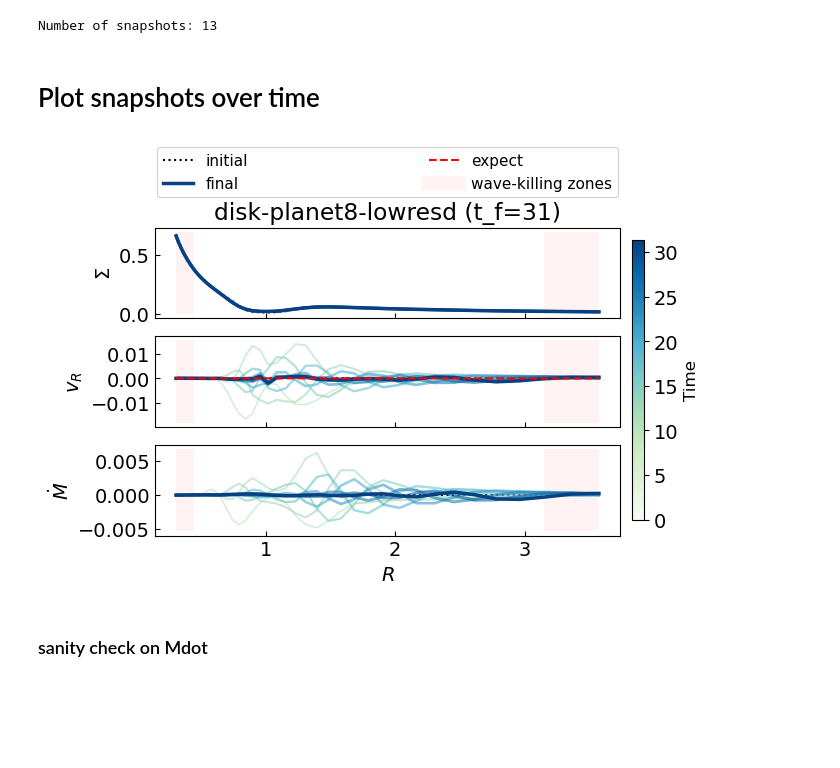
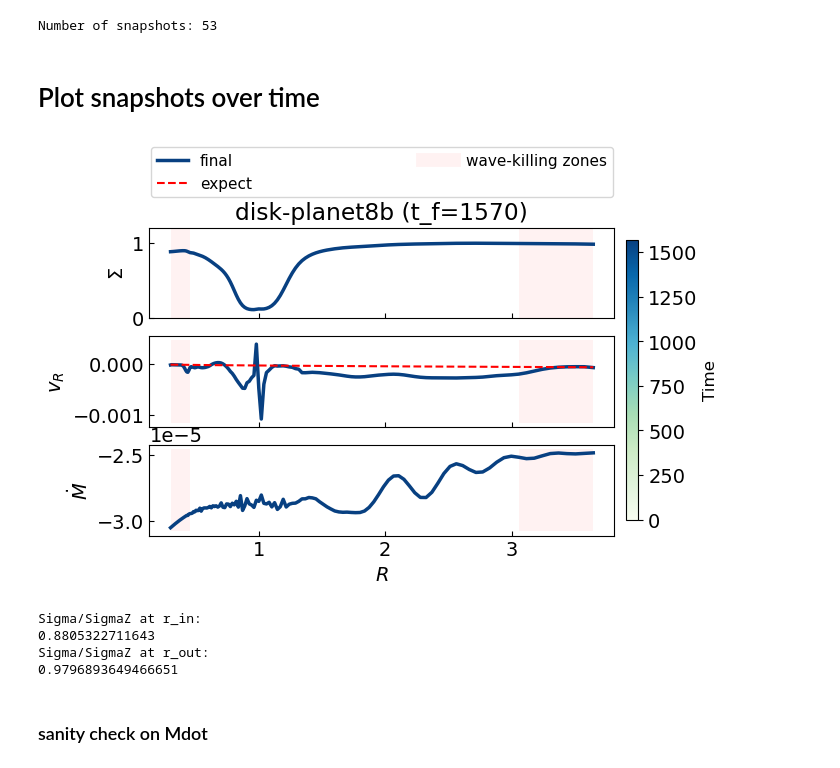
Before and after one commit to Jupiter1994/athena-warps, a Jupyter notebook: warped-disks/jiarus_diagnosis_3d.ipynb, the cells around one changed output. Drawn from its saved outputs; the diff is of its cells as text; code cells hidden in the pictures; blank space fills up the shorter version.

```diff
--- a/warped-disks/jiarus_diagnosis_3d.ipynb
+++ b/warped-disks/jiarus_diagnosis_3d.ipynb
@@ -13,7 +14,7 @@ import glob
 # %%
 ## Snapshots registration
 #sim_name = 'disk-tilted28'
-sim_name = 'disk-planet8-lowresd'
+sim_name = 'disk-planet8b'
 path = '/scratch/phn2956/' + sim_name + '/'
 snapshot_list = sorted(glob.glob(path+'disk.out1.*.athdf'))
 # output files containing user-defined output variables (uov)
@@ -23,19 +24,22 @@ print("Number of snapshots:", len(snapshot_list))
 alpha = 0.01 # 0.004 # 0.2
 cs = 0.05 # 0.05 # 0.1
 # %% [output]
-Number of snapshots: 13
+Number of snapshots: 53
 # %% [markdown]
 # Plot snapshots over time
 # %%
 ## Plot density, v_r, and Mdot
 
-inds = slice(0,11,1)
+inds = slice(-2,-1,3)
 
 snapshot_plot = snapshot_list[inds]
 snapshot_plot_uov = snapshot_list_uov[inds]
+
+# take the sim's constant Mdot value as the truth
+Mdot_ind = 10
+
 norm   = mcolors.PowerNorm(gamma=1.5, vmin=0, vmax=len(snapshot_plot)-1)
 colors = [GnBu(0.3 + 0.7 * norm(i)) for i in range(len(snapshot_plot))]
-
 fig,axs = plt.subplots(3,1, figsize=(6,4),sharex=True,sharey=False)
 
 for i, frame in enumerate(snapshot_plot):
@@ -95,7 +99,7 @@ for i, frame in enumerate(snapshot_plot):
 
     # take the sim's constant Mdot value as the truth
     Mdot = np.sum(Mdot_lf, axis=(1,2))
-    Mdot_const = Mdot[20]
+    Mdot_const = Mdot[Mdot_ind]
     H_R = cs * rad_app**(1.5) # scale height H(R)
     nu_R = alpha*cs*H_R
     Sigma_ss = -Mdot_const / (3*np.pi*nu_R)
@@ -103,8 +107,9 @@ for i, frame in enumerate(snapshot_plot):
     ## verify that my initial Sigma profile looks good
     #Sigma_ss_temp = Sigma[-1] * (rad_app/rad_app[-1])**(-1.5)
     #axs[0].plot(rad_app, Sigma/Sigma_ss_temp)
+    Sigma_normed = Sigma/Sigma_ss
 
-    axs[0].plot(rad_app,Sigma,**kws)#/Sigma_ss,**kws)
+    axs[0].plot(rad_app,Sigma_normed,**kws)#/Sigma_ss,**kws)
     axs[1].plot(rad_app,vR,**kws)
     # plot the Mdot outputted by Athena
     axs[2].plot(rad_app,Mdot,**kws)
@@ -116,7 +121,16 @@ cbar.set_label('Time', fontsize=12)
 
 
 #### Add analytical solutions
-vR_sol = Mdot_const / (2*np.pi*rad_app*Sigma_ss)
+# take the sim's constant Mdot value as the truth
+Mdot_const = Mdot[Mdot_ind] # arbitrary value
+R_Mdot = rad_app[Mdot_ind]
+H_R = cs * rad_app**(1.5) # scale height H(R)
+nu_R = alpha*cs*H_R
+Sigma_sol = -Mdot_const / (3*np.pi*nu_R)
+#Mdot_sol = -Sigma_sol * 3*np.pi*nu_R
+# note that vR = (3/2) * nu/R
+# vR_sol = -(3/2) * nu_R/rad_app
+vR_sol = Mdot_const / (2*np.pi*rad_app*Sigma_sol)
 
 #axs[0].plot(rad_app,Sigma_sol,c='r',lw=1.5,ls='--',zorder=zorder+200)
 axs[1].plot(rad_app,vR_sol,c='r',lw=1.5,ls='--',zorder=zorder+200)
@@ -130,8 +144,7 @@ axs[2].set_ylabel(r'$\dot{M}$')
 axs[-1].set_xlabel(r'$R$')
 #axs[-1].set_xlim(0.3, 1)
 
-# limits used in disk-sph plots
-#axs[0].set_ylim(0, 0.4)
+axs[0].set_ylim(0, 1.2)
 # axs[1].set_ylim(-1.e-3, 1e-3)
 # axs[2].set_ylim(-5e-4, 5e-4)
 
@@ -157,34 +170,44 @@ if use_wk:
 
     axs[0].fill_between(rad_app, axs[0].get_ylim()[1], where = where,\
                 facecolor='red', alpha=0.05)
     axs[1].fill_between(rad_app, axs[1].get_ylim()[0], axs[1].get_ylim()[1], \
                 where = where, facecolor='red', alpha=0.05)
     axs[2].fill_between(rad_app, axs[2].get_ylim()[0], axs[2].get_ylim()[1], \
                 where = where, facecolor='red', alpha=0.05)
 
     axs[0].plot([],[],color='red',linewidth=10, alpha=0.05, label='wave-killing zones')
 
 
 axs[0].legend(
     fontsize=11,
     loc='lower left',
     bbox_to_anchor=(0., 1.32, 1., .102),
     ncol=2,
     mode="expand",
     borderaxespad=0.1
 )
 
 
 for ax in axs.flatten():
     ax.tick_params(which='both',direction='in')
 
 axs[0].set_title(sim_name + " (t_f=%.0f)"%t_sim)
 
 save_fig = False
 if save_fig:
     plt.savefig("Figs/Snapshots/" + sim_name + "-snapshots.png", bbox_inches='tight')
 # %% [output]
-[figure, old version]
+[figure, new version]
+# %%
+print("Sigma/SigmaZ at r_in:")
+print(Sigma_normed[0])
+print("Sigma/SigmaZ at r_out:")
+print(Sigma_normed[-1])
+# %% [output]
+Sigma/SigmaZ at r_in:
+0.8805322711643
+Sigma/SigmaZ at r_out:
+0.9796893649466651
 # %% [markdown]
 ### sanity check on Mdot
 # %%
```
Also changed, not shown: parts of 5 cells of this notebook, 6 other files.
